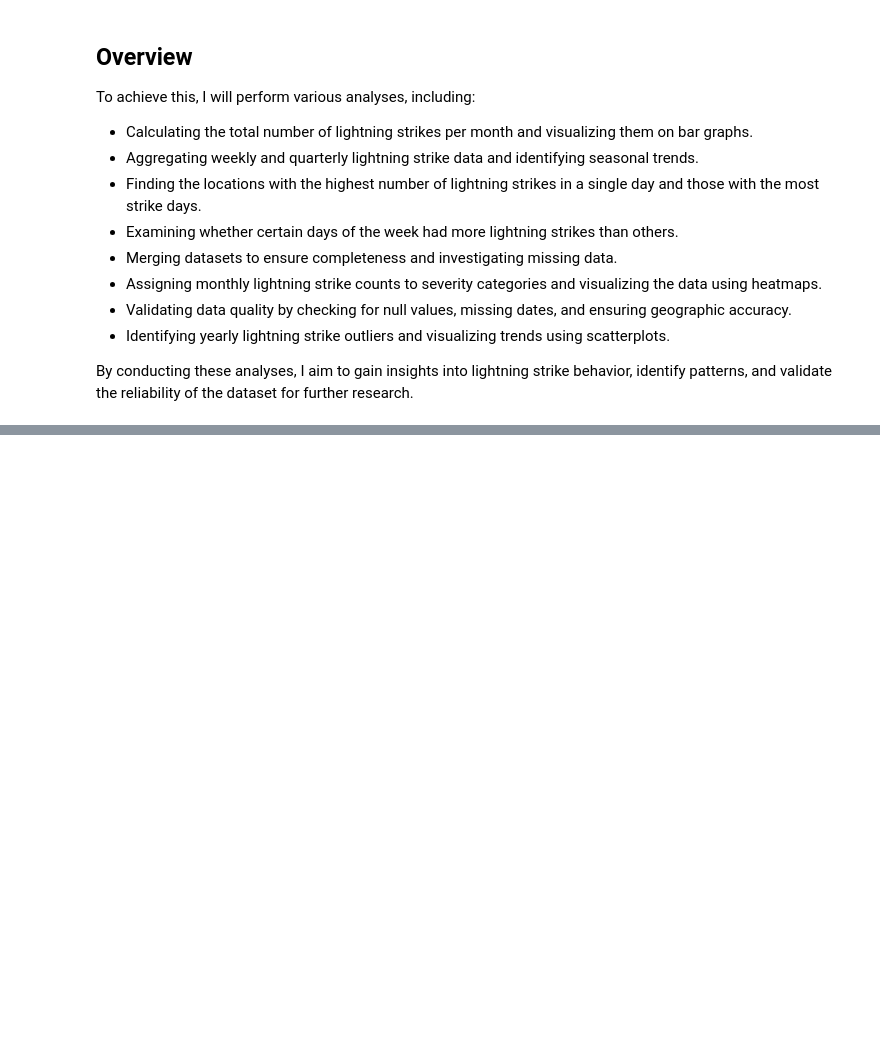
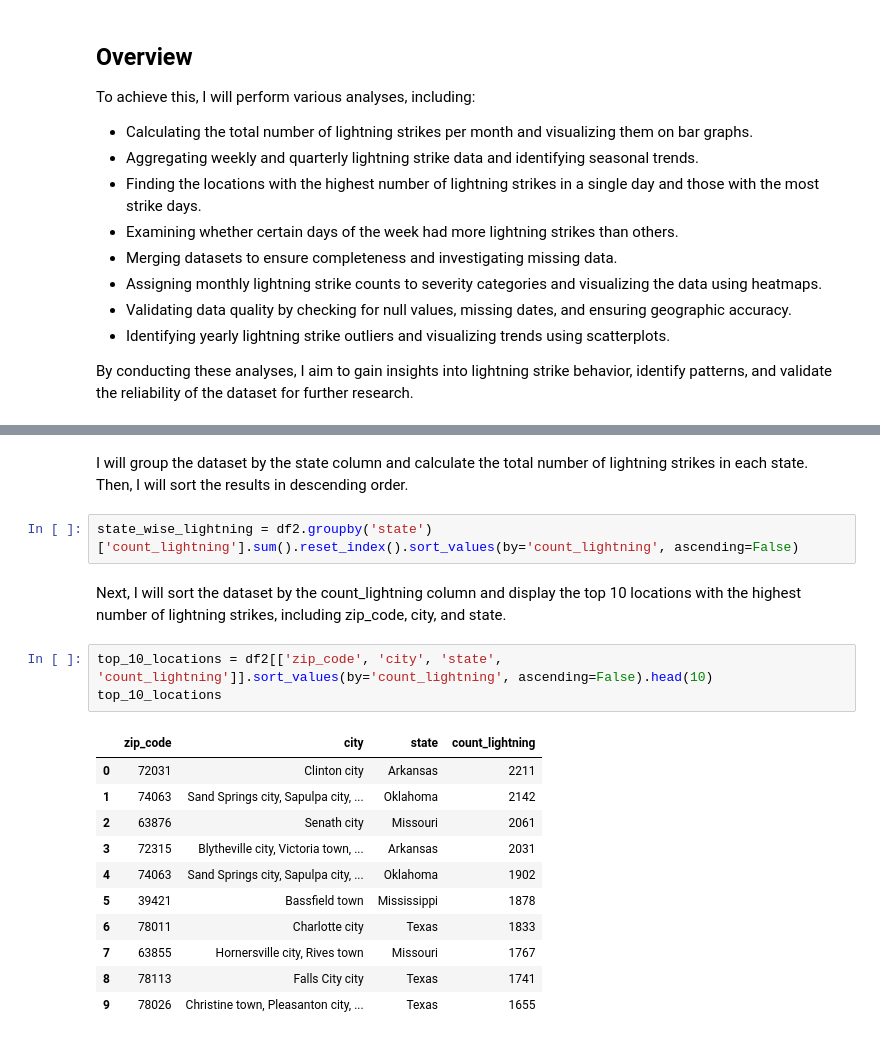
Before and after one commit to Cyberoctane29/NOAA-Lightning-Analysis, a Jupyter notebook: NOAA_Lightning_Analysis.ipynb, the cells around one changed output, grey strips where cells are left out. Cells and saved outputs as stored; diff of their text form; blank space fills up the shorter version.

```diff
--- a/NOAA_Lightning_Analysis.ipynb
+++ b/NOAA_Lightning_Analysis.ipynb
@@ -21,0 +267,23 @@ By conducting these analyses, I aim to gain insights into lightning strike behav
+# %% [markdown]
+
+I will group the dataset by the state column and calculate the total number of lightning strikes in each state. Then, I will sort the results in descending order.
+# %%
+state_wise_lightning = df2.groupby('state')['count_lightning'].sum().reset_index().sort_values(by='count_lightning', ascending=False)
+# %% [markdown]
+
+Next, I will sort the dataset by the count_lightning column and display the top 10 locations with the highest number of lightning strikes, including zip_code, city, and state.
+# %%
+top_10_locations = df2[['zip_code', 'city', 'state', 'count_lightning']].sort_values(by='count_lightning', ascending=False).head(10)
+top_10_locations
+# %% [output]
+|  | zip_code | city | state | count_lightning |
+| 0 | 72031 | Clinton city | Arkansas | 2211 |
+| 1 | 74063 | Sand Springs city, Sapulpa city, ... | Oklahoma | 2142 |
+| 2 | 63876 | Senath city | Missouri | 2061 |
+| 3 | 72315 | Blytheville city, Victoria town, ... | Arkansas | 2031 |
+| 4 | 74063 | Sand Springs city, Sapulpa city, ... | Oklahoma | 1902 |
+| 5 | 39421 | Bassfield town | Mississippi | 1878 |
+| 6 | 78011 | Charlotte city | Texas | 1833 |
+| 7 | 63855 | Hornersville city, Rives town | Missouri | 1767 |
+| 8 | 78113 | Falls City city | Texas | 1741 |
+| 9 | 78026 | Christine town, Pleasanton city, ... | Texas | 1655 |
```
Also changed, not shown: parts of 38 cells of this notebook.
